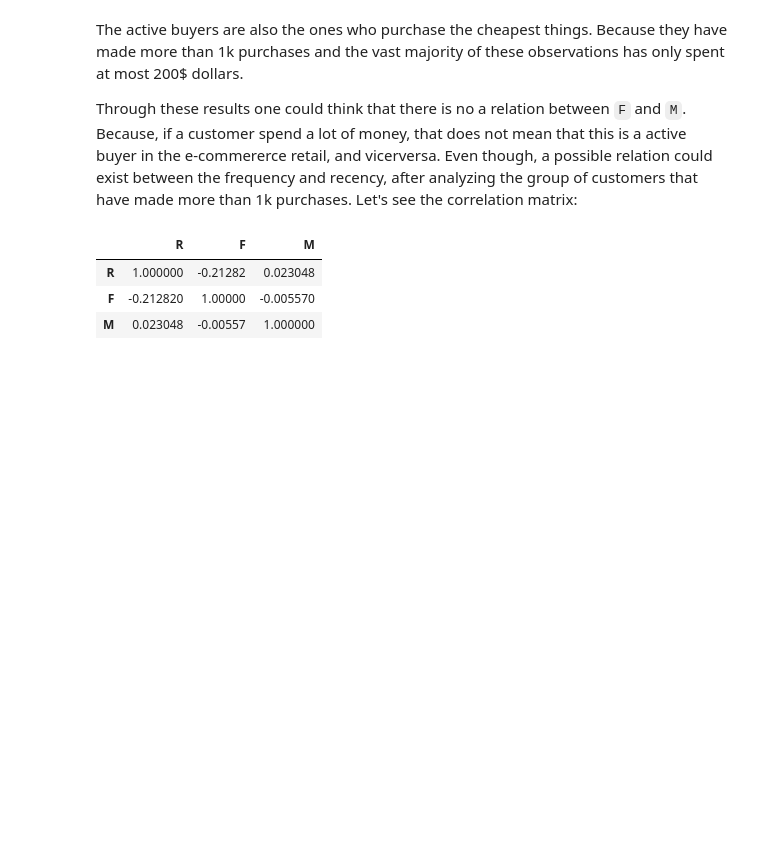
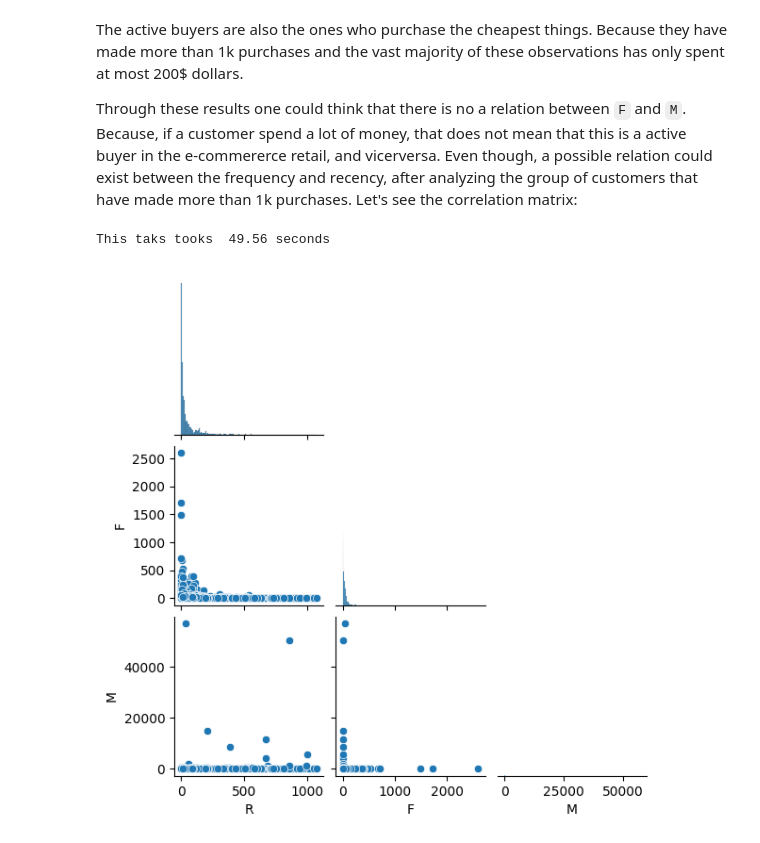
Before and after one commit to CarlosFOL/Recommender_System, a Jupyter notebook: notebooks/expl_analysis.ipynb, the cells around one changed output. Cells and saved outputs as stored; diff of their text form; code cells hidden in the pictures; blank space fills up the shorter version.

```diff
--- a/notebooks/expl_analysis.ipynb
+++ b/notebooks/expl_analysis.ipynb
@@ -202,12 +202,24 @@ The active buyers are also the ones who purchase the cheapest things. Because th
 
 Through these results one could think that there is no a relation between `F` and `M`. Because, if a customer spend a lot of money, that does not mean that this is a active buyer in the e-commererce retail, and vicerversa. Even though, a possible relation could exist between the frequency and recency, after analyzing the group of customers that have made more than 1k purchases. Let's see the correlation matrix:
 # %%
+# It's necessary to choose a sampple from our dataset due to its size
+from time import time_ns
+
+start = time_ns()
+
+# Graph
 (
-    sns.
-    df_users.loc[:, ["R", "F", "M"]].corr()
+    sns.pairplot(
+        data= df_users.loc[
+            np.random.choice(range(1, n), size = 5000, replace = False),
+            ['R', 'F', 'M']],
+        corner=True,
+        height=2)
 )
+plt.plot()
+
+end = time_ns() - start
+print(f"This taks tooks {end * pow(10, -9): .2f} seconds")
 # %% [output]
-|  | R | F | M |
-| R | 1.000000 | -0.21282 | 0.023048 |
-| F | -0.212820 | 1.00000 | -0.005570 |
-| M | 0.023048 | -0.00557 | 1.000000 |
+This taks tooks  49.56 seconds
+[figure, added]
```
Also changed, not shown: parts of 2 cells of this notebook.
